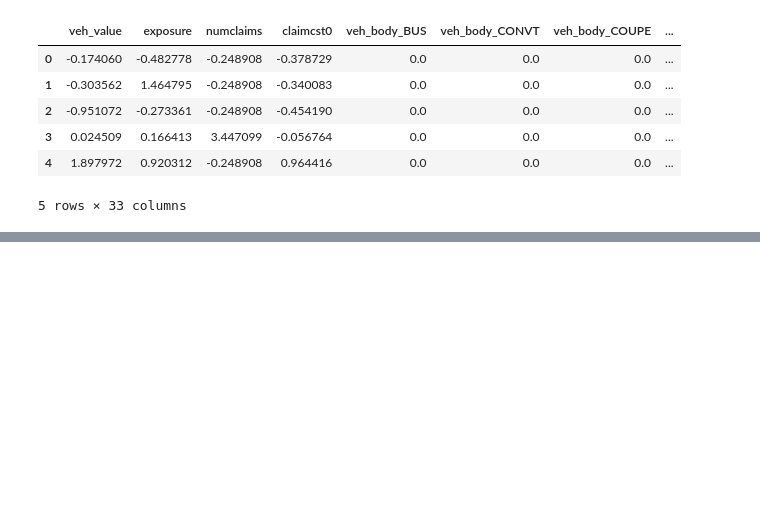
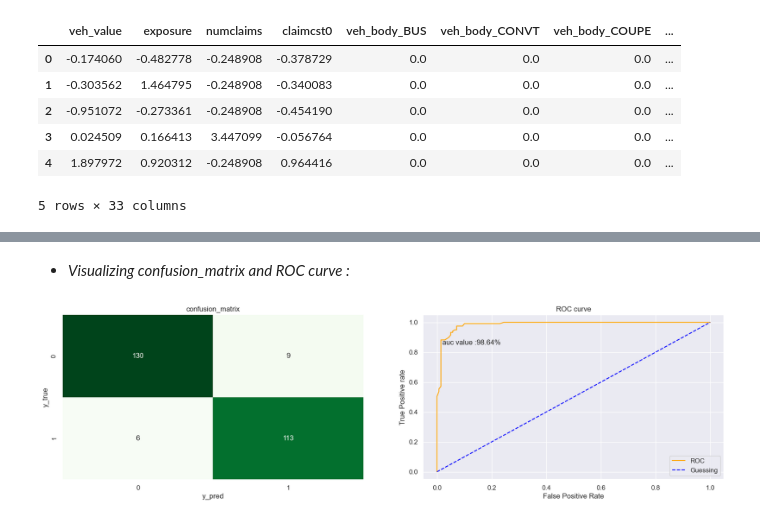
Before and after one commit to omars1234/UnsuperVisedInsuranceAnalysis, a Jupyter notebook: NoteBook.ipynb, the cells around one changed output, grey strips where cells are left out. Saved outputs shown, nothing was run; the diff lists cells and outputs as text; code cells hidden in the pictures; blank space fills up the shorter version.

```diff
--- a/NoteBook.ipynb
+++ b/NoteBook.ipynb
@@ -176,0 +240,20 @@ scaled_df.head()
+# %%
+from imblearn.combine import SMOTETomek,SMOTEENN
+smt=SMOTEENN(random_state=42,sampling_strategy="minority")
+x_re,y_res=smt.fit_resample(data_umap,y)
+x_train, x_test, y_train, y_test = train_test_split(x_re,y_res ,test_size= 0.2,random_state=42)
+print("Train data shape of X = % s and Y = % s : "%(
+    x_train.shape, y_train.shape))
+
+print("Test data shape of X = % s and Y = % s : "%(
+x_test.shape, y_test.shape))
+np.random.seed(42)
+clf=RandomForestClassifier()
+clf.fit(x_train,y_train)
+predicted=clf.predict(x_test)
+
+print("accuracy :" ,accuracy_score(y_test,predicted))
+print("precision :" ,precision_score(y_test,predicted))
+print("recall" ,recall_score(y_test,predicted))
+print("f1" ,f1_score(y_test,predicted))
+print("roc_auc" ,roc_auc_score(y_test,predicted) )
@@ -176,0 +281,25 @@ scaled_df.head()
+# %% [markdown]
+* *Visualizing confusion_matrix and ROC curve :*
+# %%
+fpr,tpr,thresh=roc_curve(y_test,clf.predict_proba(x_test)[:,1])
+AucValue=roc_auc_score(y_test,clf.predict_proba(x_test)[:,1])
+AucValue=f"{AucValue*100:.2f}%"
+def plot_roc_curve(fpr,tpr):
+    #matplotlib.rcParams["figure.figsize"]=(20,5)
+    plt.plot(fpr,tpr,color="orange",label="ROC")
+    plt.plot([0,1],[0,1],color="blue",linestyle="--",label="Guessing")
+    plt.title('ROC curve')
+    plt.xlabel('False Positive Rate')
+    plt.ylabel('True Positive rate')
+    plt.text(0.02,0.85, f'auc value :{AucValue}')
+    plt.legend()
+# %%
+plt.subplot(121)
+sns.heatmap(confusion_matrix(y_test,predicted),annot = True,cmap="Greens", fmt = ".0f",cbar=False)
+plt.title("confusion_matrix")
+plt.xlabel("y_pred")
+plt.ylabel("y_true");
+plt.subplot(122)
+plot_roc_curve(fpr,tpr);
+# %% [output]
+[figure, added]
```
Also changed, not shown: parts of 17 cells of this notebook, 1 other file.
